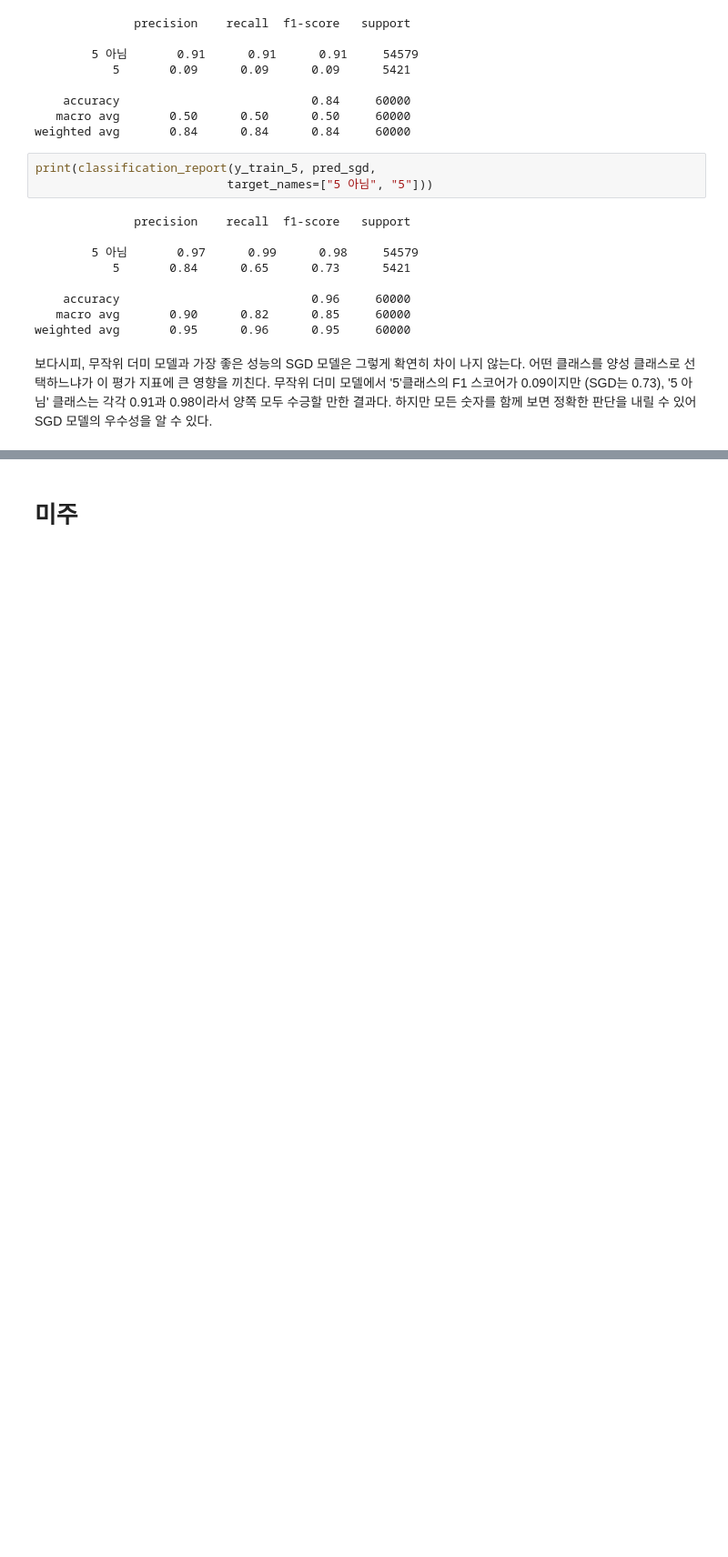
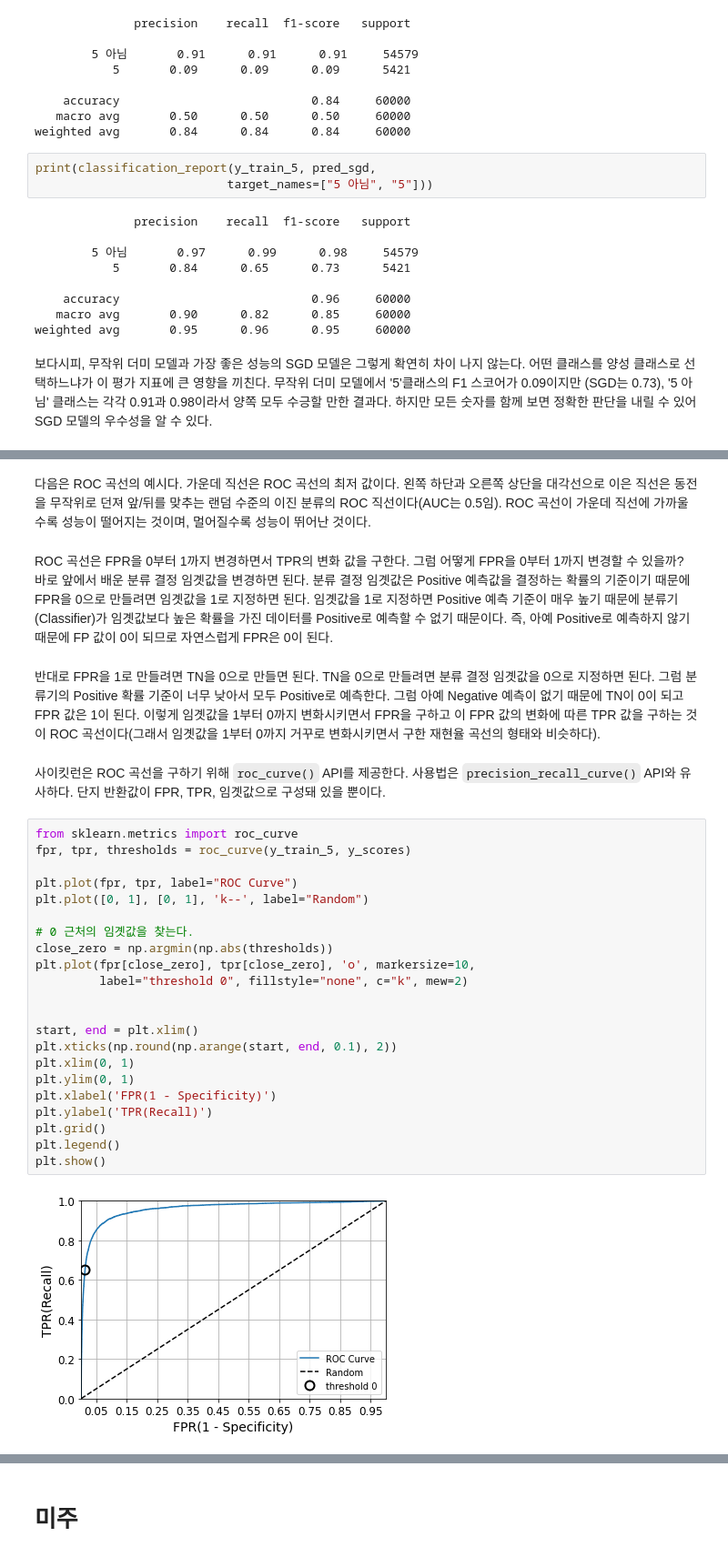
Before and after one commit to Sameta-cani/jwork, a Jupyter notebook: Evaluation Indicator.ipynb, the cells around one changed output, grey strips where cells are left out. Shown at 91% size. Drawn from its saved outputs; the diff is of its cells as text; blank space fills up the shorter version.

```diff
--- a/Evaluation Indicator.ipynb
+++ b/Evaluation Indicator.ipynb
@@ -505,0 +538,32 @@ weighted avg       0.95      0.96      0.95     60000
+# %% [markdown]
+다음은 ROC 곡선의 예시다. 가운데 직선은 ROC 곡선의 최저 값이다. 왼쪽 하단과 오른쪽 상단을 대각선으로 이은 직선은 동전을 무작위로 던져 앞/뒤를 맞추는 랜덤 수준의 이진 분류의 ROC 직선이다(AUC는 0.5임). ROC 곡선이 가운데 직선에 가까울수록 성능이 떨어지는 것이며, 멀어질수록 성능이 뛰어난 것이다.
+# %% [markdown]
+ROC 곡선은 FPR을 0부터 1까지 변경하면서 TPR의 변화 값을 구한다. 그럼 어떻게 FPR을 0부터 1까지 변경할 수 있을까? 바로 앞에서 배운 분류 결정 임곗값을 변경하면 된다. 분류 결정 임곗값은 Positive 예측값을 결정하는 확률의 기준이기 때문에 FPR을 0으로 만들려면 임곗값을 1로 지정하면 된다. 임곗값을 1로 지정하면 Positive 예측 기준이 매우 높기 때문에 분류기(Classifier)가 임곗값보다 높은 확률을 가진 데이터를 Positive로 예측할 수 없기 때문이다. 즉, 아예 Positive로 예측하지 않기 때문에 FP 값이 0이 되므로 자연스럽게 FPR은 0이 된다.
+# %% [markdown]
+반대로 FPR을 1로 만들려면 TN을 0으로 만들면 된다. TN을 0으로 만들려면 분류 결정 임곗값을 0으로 지정하면 된다. 그럼 분류기의 Positive 확률 기준이 너무 낮아서 모두 Positive로 예측한다. 그럼 아예 Negative 예측이 없기 때문에 TN이 0이 되고 FPR 값은 1이 된다. 이렇게 임곗값을 1부터 0까지 변화시키면서 FPR을 구하고 이 FPR 값의 변화에 따른 TPR 값을 구하는 것이 ROC 곡선이다(그래서 임곗값을 1부터 0까지 거꾸로 변화시키면서 구한 재현율 곡선의 형태와 비슷하다).
+# %% [markdown]
+사이킷런은 ROC 곡선을 구하기 위해 <code>roc_curve()</code> API를 제공한다. 사용법은 <code>precision_recall_curve()</code> API와 유사하다. 단지 반환값이 FPR, TPR, 임곗값으로 구성돼 있을 뿐이다.
+# %%
+from sklearn.metrics import roc_curve
+fpr, tpr, thresholds = roc_curve(y_train_5, y_scores)
+
+plt.plot(fpr, tpr, label="ROC Curve")
+plt.plot([0, 1], [0, 1], 'k--', label="Random")
+
+# 0 근처의 임곗값을 찾는다.
+close_zero = np.argmin(np.abs(thresholds))
+plt.plot(fpr[close_zero], tpr[close_zero], 'o', markersize=10,
+         label="threshold 0", fillstyle="none", c="k", mew=2)
+
+
+start, end = plt.xlim()
+plt.xticks(np.round(np.arange(start, end, 0.1), 2))
+plt.xlim(0, 1)
+plt.ylim(0, 1)
+plt.xlabel('FPR(1 - Specificity)')
+plt.ylabel('TPR(Recall)')
+plt.grid()
+plt.legend()
+plt.show()
+# %% [output]
+[figure, added]
```
Also changed, not shown: parts of 24 cells of this notebook, 1 other file.
